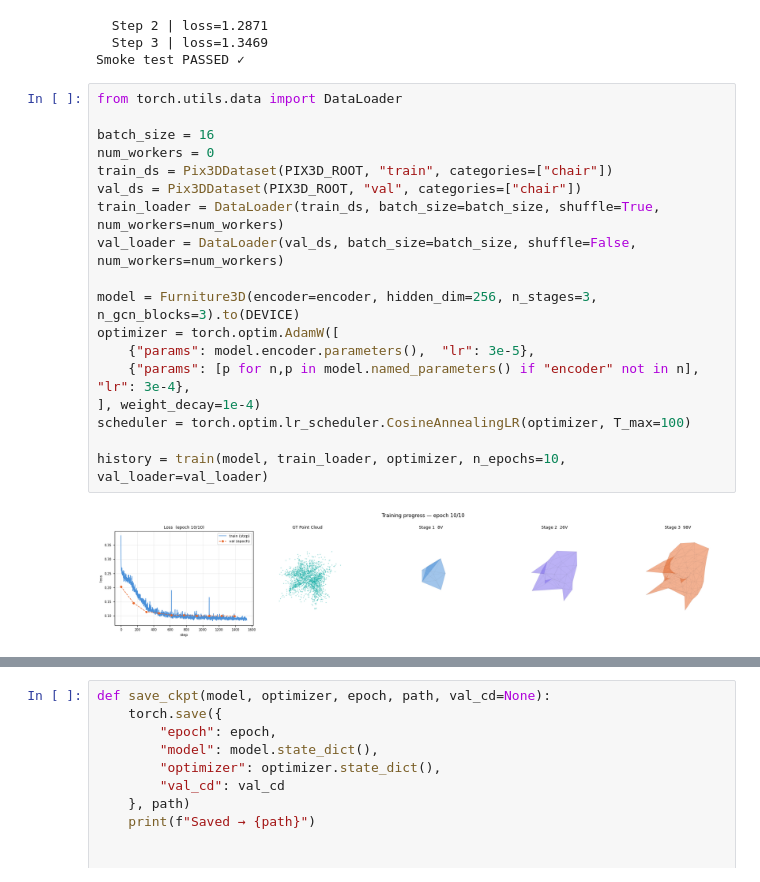
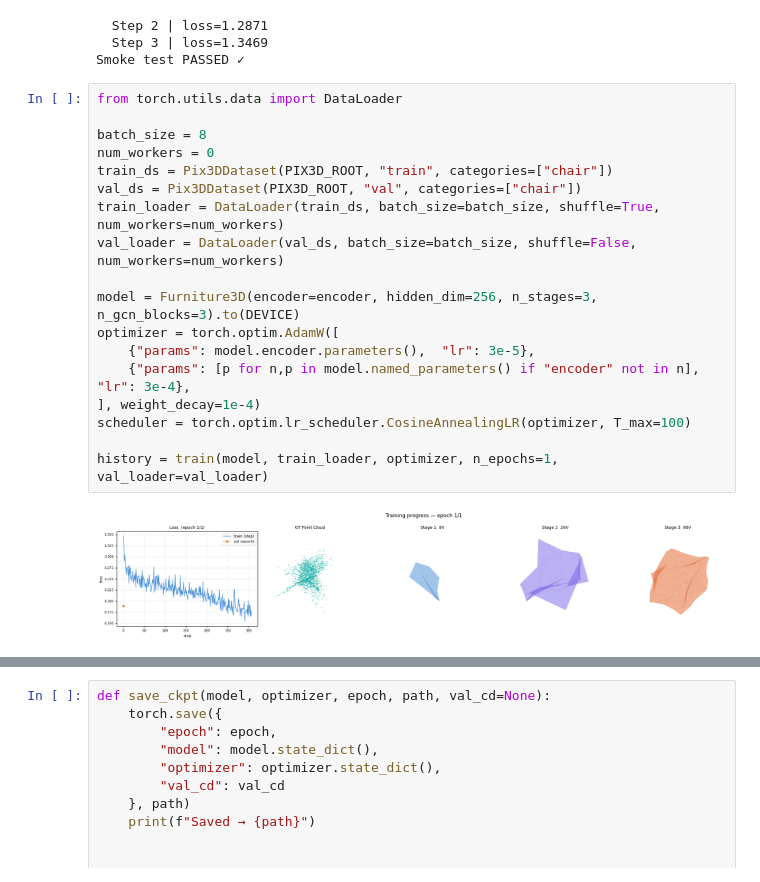
Before and after one commit to ssabrut/generational-bullshit, a Jupyter notebook: notebooks/5_pixel2mesh.ipynb, the cells around one changed output, grey strips where cells are left out. Saved outputs shown, nothing was run; the diff lists cells and outputs as text.

```diff
--- a/notebooks/5_pixel2mesh.ipynb
+++ b/notebooks/5_pixel2mesh.ipynb
@@ -857,23 +857,23 @@ Smoke test PASSED ✓
 # %%
 from torch.utils.data import DataLoader
 
-batch_size = 16
+batch_size = 8
 num_workers = 0
 train_ds = Pix3DDataset(PIX3D_ROOT, "train", categories=["chair"])
 val_ds = Pix3DDataset(PIX3D_ROOT, "val", categories=["chair"])
 train_loader = DataLoader(train_ds, batch_size=batch_size, shuffle=True,  num_workers=num_workers)
 val_loader = DataLoader(val_ds, batch_size=batch_size, shuffle=False, num_workers=num_workers)
 
 model = Furniture3D(encoder=encoder, hidden_dim=256, n_stages=3, n_gcn_blocks=3).to(DEVICE)
 optimizer = torch.optim.AdamW([
     {"params": model.encoder.parameters(),  "lr": 3e-5},
     {"params": [p for n,p in model.named_parameters() if "encoder" not in n], "lr": 3e-4},
 ], weight_decay=1e-4)
 scheduler = torch.optim.lr_scheduler.CosineAnnealingLR(optimizer, T_max=100)
 
-history = train(model, train_loader, optimizer, n_epochs=10, val_loader=val_loader)
+history = train(model, train_loader, optimizer, n_epochs=1, val_loader=val_loader)
 # %% [output]
-[figure, old version]
+[figure, new version]
 # %%
 def visualise(pred_verts_list, gt_pts, faces_list, title=""):
     """Plot all 3 deformation stages side by side."""
```
Also changed, not shown: parts of 2 cells of this notebook, 2 other files.
